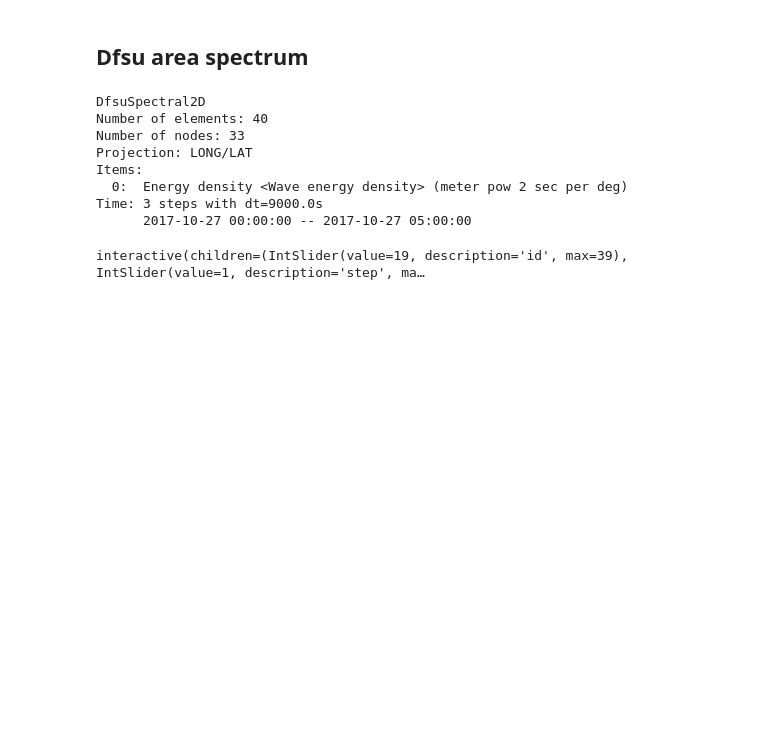
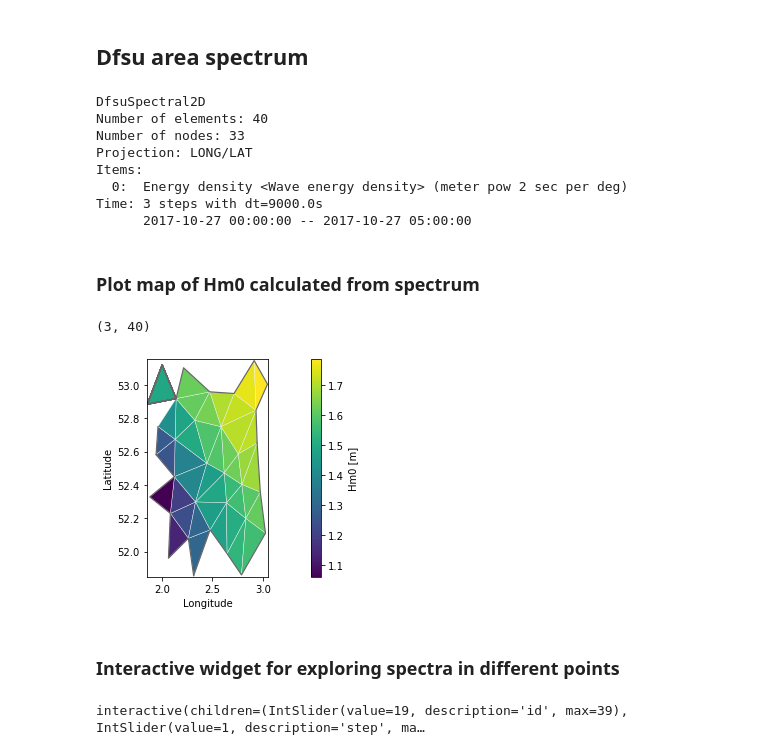
Before and after one commit to DHI/mikeio, a Jupyter notebook: notebooks/Dfsu - Spectral data.ipynb, the cells around one changed output. Saved outputs shown, nothing was run; the diff lists cells and outputs as text; code cells hidden in the pictures; blank space fills up the shorter version.

```diff
--- a/notebooks/Dfsu - Spectral data.ipynb
+++ b/notebooks/Dfsu - Spectral data.ipynb
@@ -75,6 +114,21 @@ Time: 3 steps with dt=9000.0s
       2017-10-27 00:00:00 -- 2017-10-27 05:00:00
 # %%
 ds = dfs.read()
+# %% [markdown]
+### Plot map of Hm0 calculated from spectrum
+# %%
+Hm0 = dfs.calc_Hm0_from_spectrum(ds[0])
+Hm0.shape
+# %% [output]
+(3, 40)
+# %%
+ax = dfs.plot(Hm0[-1,:], label="Hm0 [m]")  # last time step
+ax.set_xlabel("Longitude")
+ax.set_ylabel("Latitude");
+# %% [output]
+[figure, added]
+# %% [markdown]
+### Interactive widget for exploring spectra in different points
 # %%
 from ipywidgets import interact
 from datetime import timedelta
```
Also changed, not shown: parts of 11 cells of this notebook.
